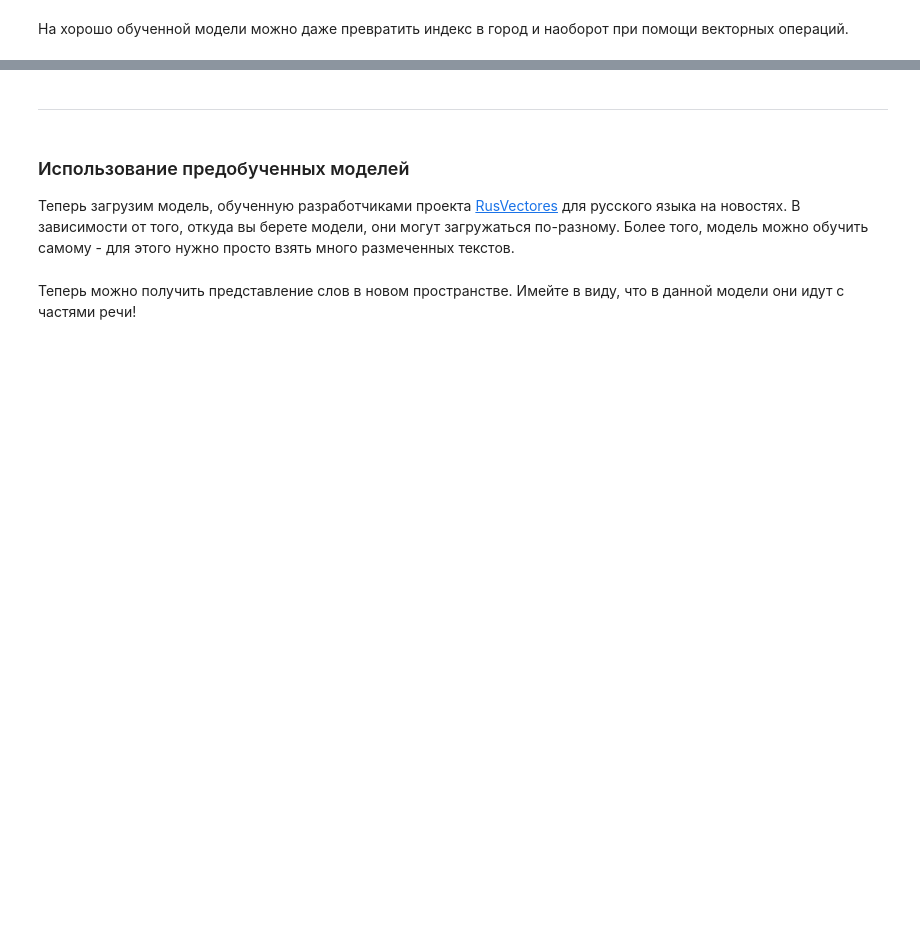
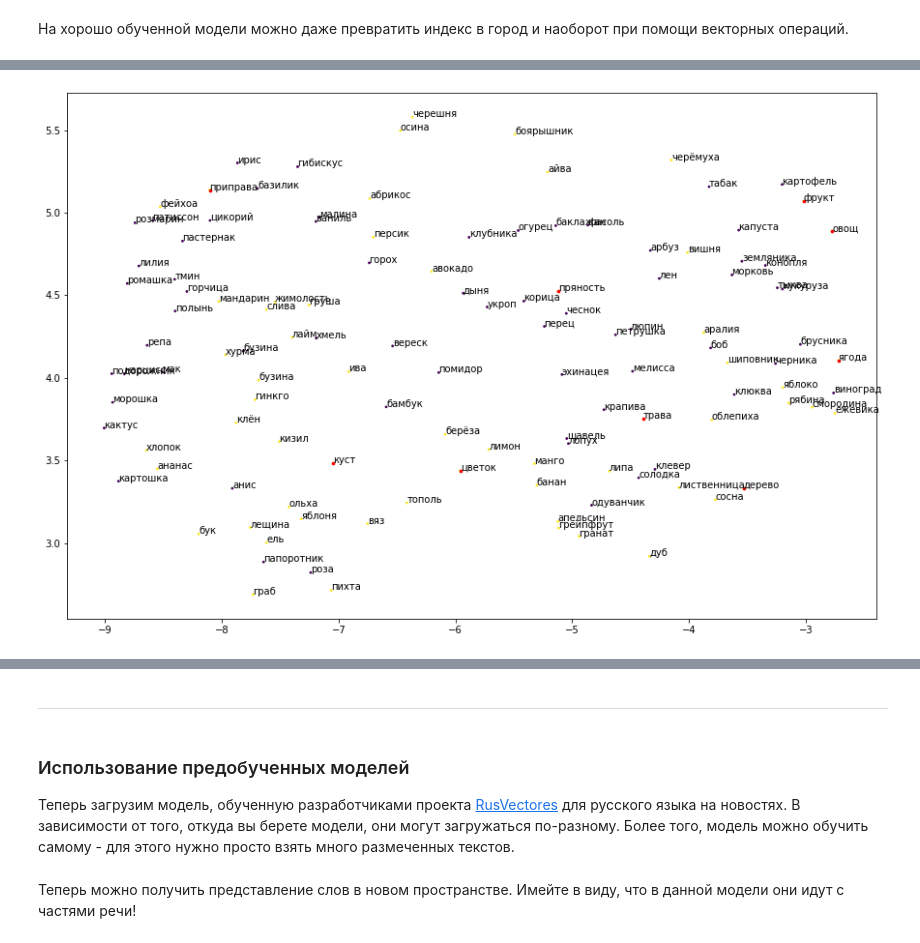
Before and after one commit to klyshinsky/ML_And_CV_2020, a Jupyter notebook: Lecture20200421-W2V.ipynb, the cells around one changed output, grey strips where cells are left out. Saved outputs shown, nothing was run; the diff lists cells and outputs as text; code cells hidden in the pictures; blank space fills up the shorter version.

Commit message:
Lecture on Word2Vec

```diff
--- a/Lecture20200421-W2V.ipynb
+++ b/Lecture20200421-W2V.ipynb
@@ -333,0 +338,5 @@ model.vector_size
+# %%
+trees = pd.read_csv("data/trees.txt", sep='\t', names=['trees'])
+herbs = pd.read_csv("data/herbs.txt", sep='\t', names=['herbs'])
+trees = trees['trees'].str.lower().unique()
+herbs = herbs['herbs'].str.lower().unique()
@@ -333,0 +408,21 @@ model.vector_size
+# %%
+all_vect, all_names = copy(men_vect), copy(men_names)
+all_vect.extend(women_vect)
+all_names.extend(women_names)
+
+umaped_vct=UMAP().fit_transform(all_vect)
+# %%
+fig, ax = plt.subplots()
+fig.set_size_inches(15,10)
+ax.scatter(umaped_vct[:, 0], umaped_vct[:, 1], c=animal_type, s=3)
+
+for word in ['фрукт', 'овощ', 'ягода', 'приправа', 'пряность', 'дерево', 'трава', 'цветок', 'куст']:
+    ind = all_names.index(word)
+    ax.scatter(umaped_vct[ind, 0], umaped_vct[ind, 1], c='r', s=7)
+
+for n, v in zip(all_names, umaped_vct):
+    ax.annotate(n, (v[0], v[1]))
+
+plt.show()
+# %% [output]
+[figure, added]
```
Also changed, not shown: parts of 17 cells of this notebook, 3 other files.
